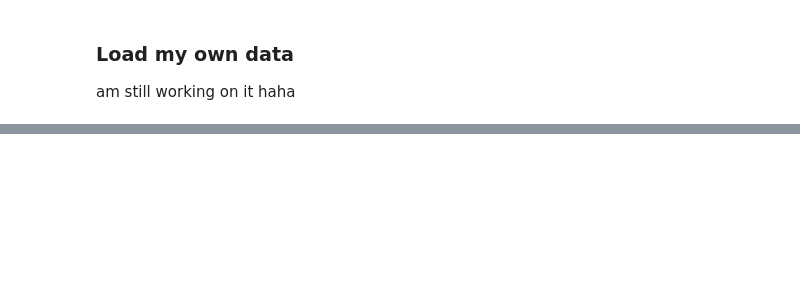
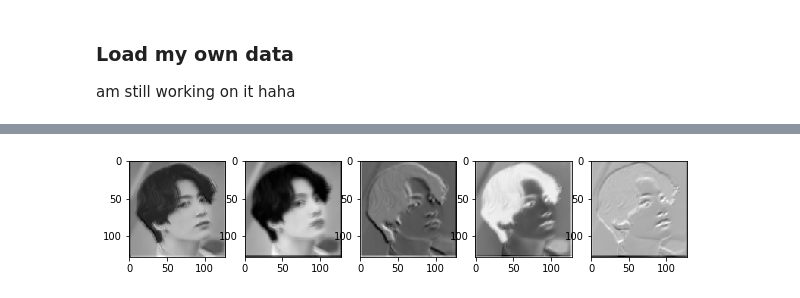
Before and after one commit to karen-poon/aps360-project, a Jupyter notebook: NewAgeClassification.ipynb, the cells around one changed output, grey strips where cells are left out. Cells and saved outputs as stored; diff of their text form; code cells hidden in the pictures; blank space fills up the shorter version.

```diff
--- a/NewAgeClassification.ipynb
+++ b/NewAgeClassification.ipynb
@@ -491,0 +503,7 @@ final_model.eval()
+# %%
+# function for getting the feature maps
+activation = {}
+def get_activation(name):
+    def hook(final_model, input, output):
+        activation[name] = output.detach()
+    return hook
@@ -491,0 +523,14 @@ final_model.eval()
+# %%
+myiter = iter(my_loader)
+imgs, labels = myiter.next()
+final_model.conv1.register_forward_hook(get_activation('conv1'))
+output = final_model(imgs)
+act = activation['conv1'].squeeze()
+
+# fig, axarr = plt.subplots(act.size(0))
+fig = plt.figure(figsize=(10,3))
+for idx in range(act.size(0)):
+    fig.add_subplot(1, 5, idx+1)
+    plt.imshow(act[idx], cmap=plt.get_cmap('gray'))
+# %% [output]
+[figure, added]
```
Also changed, not shown: parts of 19 cells of this notebook.
